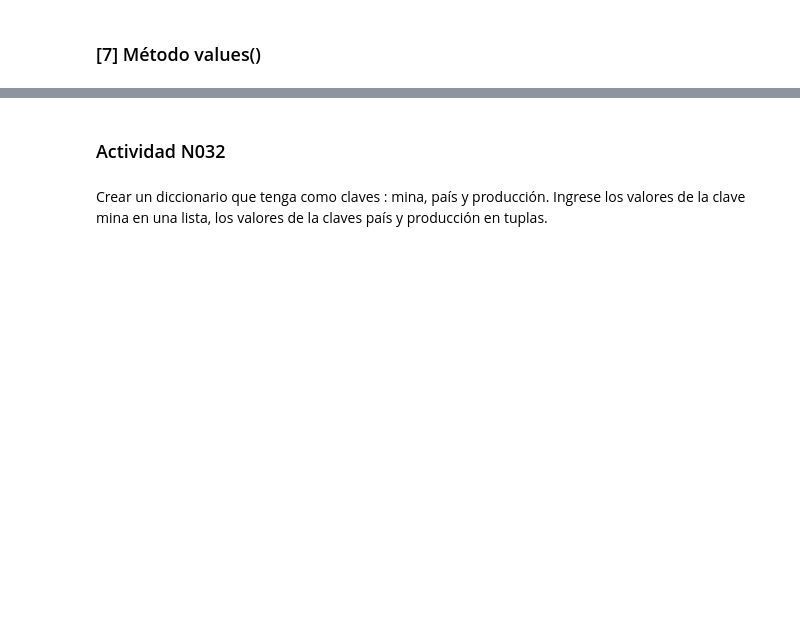
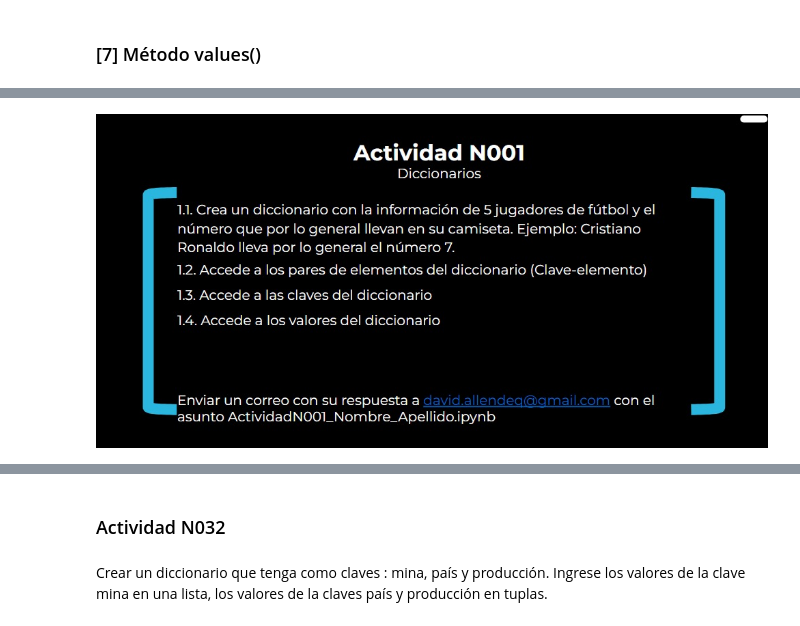
Before and after one commit to JorgePeje/test-python-utec, a Jupyter notebook: Programacion-Python-Utec/modulo2_estructurasdatossecuenciales/SESION14/[4]_Progama_Python_UTEC_Sesion04_Diccionarios.ipynb, the cells around one changed output, grey strips where cells are left out. Drawn from its saved outputs; the diff is of its cells as text; code cells hidden in the pictures; blank space fills up the shorter version.

```diff
--- a/Programacion-Python-Utec/modulo2_estructurasdatossecuenciales/SESION14/[4]_Progama_Python_UTEC_Sesion04_Diccionarios.ipynb
+++ b/Programacion-Python-Utec/modulo2_estructurasdatossecuenciales/SESION14/[4]_Progama_Python_UTEC_Sesion04_Diccionarios.ipynb
@@ -561,8 +483,10 @@ uploaded = files.upload()
 # %%
 from IPython.display import Image, display
 
 # Mostrar la imagen en Colab
-display(Image(filename='ej001_cl111224.png'))
+display(Image(filename='WhatsApp Image 2025-05-28 at 8.16.54 PM.jpeg'))
+# %% [output]
+[figure, added]
 # %%
   dic_jugadores = {
       "messi":10,
```
Also changed, not shown: parts of 123 cells of this notebook.
